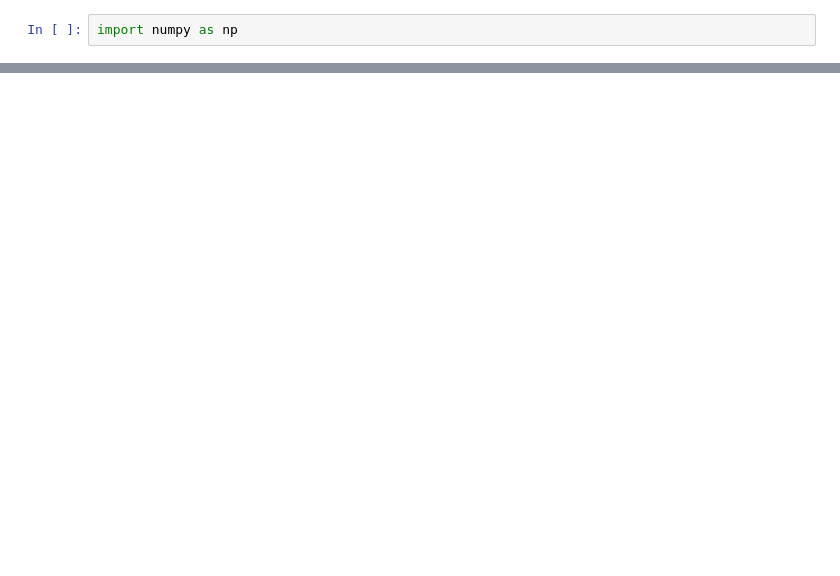
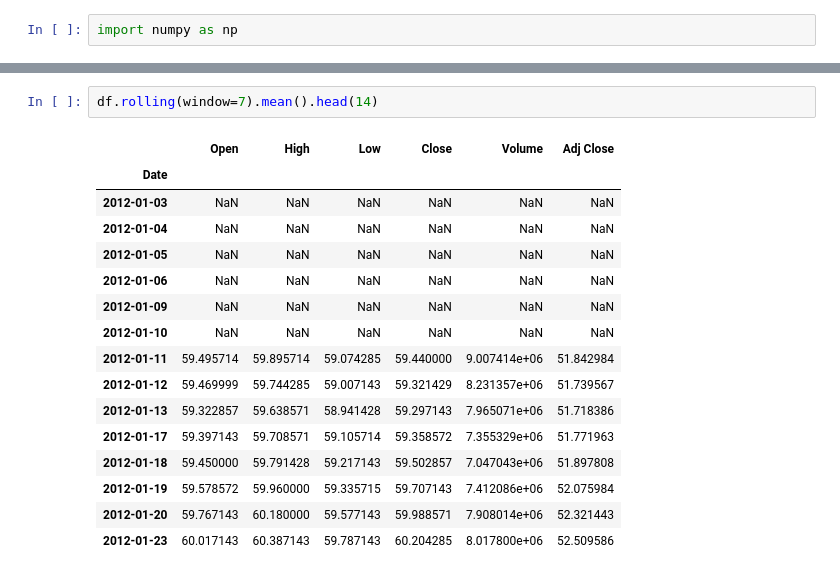
Before and after one commit to RobsonRamos/PythonForFinance, a Jupyter notebook: Untitled1.ipynb, the cells around one changed output, grey strips where cells are left out. Cells and saved outputs as stored; diff of their text form; blank space fills up the shorter version.

```diff
--- a/Untitled1.ipynb
+++ b/Untitled1.ipynb
@@ -20,0 +110,19 @@ np.fi
+# %%
+df.rolling(window=7).mean().head(14)
+# %% [output]
+|  | Open | High | Low | Close | Volume | Adj Close |
+| Date |  |  |  |  |  |  |
+| 2012-01-03 | NaN | NaN | NaN | NaN | NaN | NaN |
+| 2012-01-04 | NaN | NaN | NaN | NaN | NaN | NaN |
+| 2012-01-05 | NaN | NaN | NaN | NaN | NaN | NaN |
+| 2012-01-06 | NaN | NaN | NaN | NaN | NaN | NaN |
+| 2012-01-09 | NaN | NaN | NaN | NaN | NaN | NaN |
+| 2012-01-10 | NaN | NaN | NaN | NaN | NaN | NaN |
+| 2012-01-11 | 59.495714 | 59.895714 | 59.074285 | 59.440000 | 9.007414e+06 | 51.842984 |
+| 2012-01-12 | 59.469999 | 59.744285 | 59.007143 | 59.321429 | 8.231357e+06 | 51.739567 |
+| 2012-01-13 | 59.322857 | 59.638571 | 58.941428 | 59.297143 | 7.965071e+06 | 51.718386 |
+| 2012-01-17 | 59.397143 | 59.708571 | 59.105714 | 59.358572 | 7.355329e+06 | 51.771963 |
+| 2012-01-18 | 59.450000 | 59.791428 | 59.217143 | 59.502857 | 7.047043e+06 | 51.897808 |
+| 2012-01-19 | 59.578572 | 59.960000 | 59.335715 | 59.707143 | 7.412086e+06 | 52.075984 |
+| 2012-01-20 | 59.767143 | 60.180000 | 59.577143 | 59.988571 | 7.908014e+06 | 52.321443 |
+| 2012-01-23 | 60.017143 | 60.387143 | 59.787143 | 60.204285 | 8.017800e+06 | 52.509586 |
```
Also changed, not shown: parts of 23 cells of this notebook, 3 other files.
